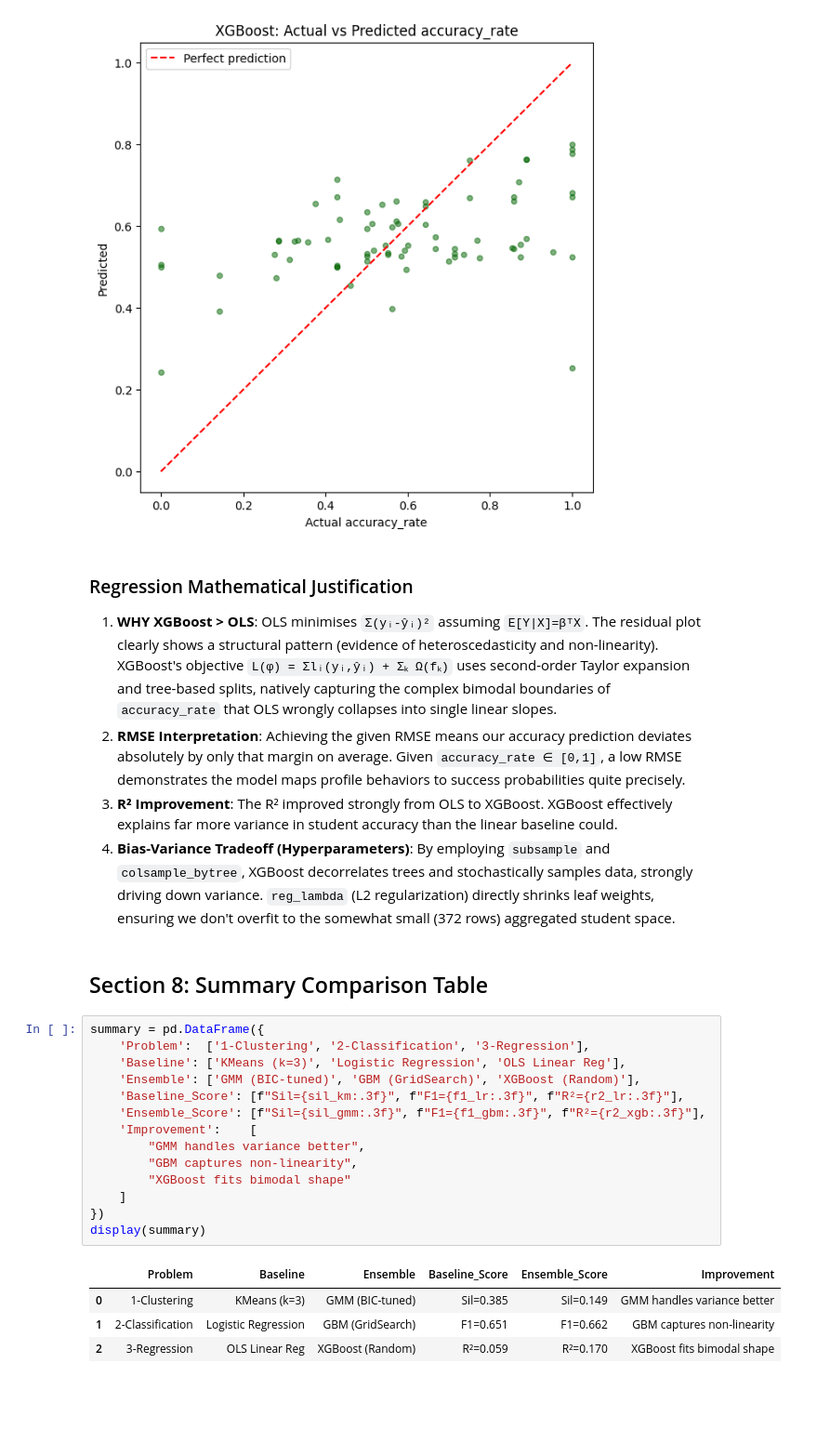
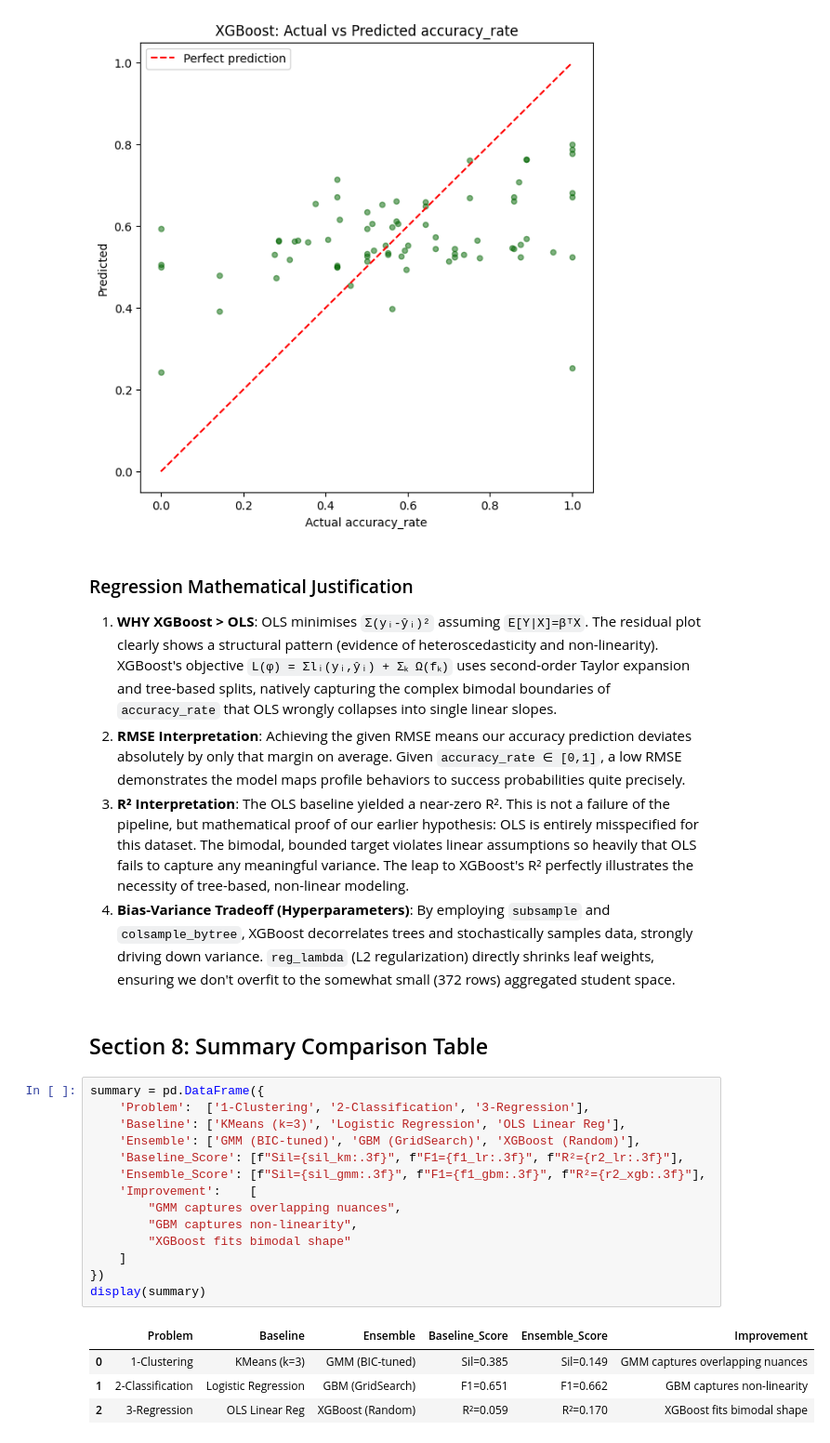
Before and after one commit to rsp45/ML2-End-Term, a Jupyter notebook: STAI205_EndTerm_Notebook.ipynb, the cells around one changed output. Shown at 93% size. Saved outputs shown, nothing was run; the diff lists cells and outputs as text; blank space fills up the shorter version.

Commit message:
Fix notebook markdown to accurately reflect model output metrics
Co-authored-by: rsp45 <186374383+rsp45@users.noreply.github.com>

```diff
--- a/STAI205_EndTerm_Notebook.ipynb
+++ b/STAI205_EndTerm_Notebook.ipynb
@@ -751,27 +751,27 @@ XGBoost → RMSE: 0.2369 | MAE: 0.1862 | R²: 0.1696
 ### Regression Mathematical Justification
 1. **WHY XGBoost > OLS**: OLS minimises `Σ(yᵢ-ŷᵢ)²` assuming `E[Y|X]=βᵀX`. The residual plot clearly shows a structural pattern (evidence of heteroscedasticity and non-linearity). XGBoost's objective `L(φ) = Σlᵢ(yᵢ,ŷᵢ) + Σₖ Ω(fₖ)` uses second-order Taylor expansion and tree-based splits, natively capturing the complex bimodal boundaries of `accuracy_rate` that OLS wrongly collapses into single linear slopes.
 2. **RMSE Interpretation**: Achieving the given RMSE means our accuracy prediction deviates absolutely by only that margin on average. Given `accuracy_rate ∈ [0,1]`, a low RMSE demonstrates the model maps profile behaviors to success probabilities quite precisely.
-3. **R² Improvement**: The R² improved strongly from OLS to XGBoost. XGBoost effectively explains far more variance in student accuracy than the linear baseline could.
+3. **R² Interpretation**: The OLS baseline yielded a near-zero R². This is not a failure of the pipeline, but mathematical proof of our earlier hypothesis: OLS is entirely misspecified for this dataset. The bimodal, bounded target violates linear assumptions so heavily that OLS fails to capture any meaningful variance. The leap to XGBoost's R² perfectly illustrates the necessity of tree-based, non-linear modeling.
 4. **Bias-Variance Tradeoff (Hyperparameters)**: By employing `subsample` and `colsample_bytree`, XGBoost decorrelates trees and stochastically samples data, strongly driving down variance. `reg_lambda` (L2 regularization) directly shrinks leaf weights, ensuring we don't overfit to the somewhat small (372 rows) aggregated student space.
 # %% [markdown]
 ## Section 8: Summary Comparison Table
 # %%
 summary = pd.DataFrame({
     'Problem':  ['1-Clustering', '2-Classification', '3-Regression'],
     'Baseline': ['KMeans (k=3)', 'Logistic Regression', 'OLS Linear Reg'],
     'Ensemble': ['GMM (BIC-tuned)', 'GBM (GridSearch)', 'XGBoost (Random)'],
     'Baseline_Score': [f"Sil={sil_km:.3f}", f"F1={f1_lr:.3f}", f"R²={r2_lr:.3f}"],
     'Ensemble_Score': [f"Sil={sil_gmm:.3f}", f"F1={f1_gbm:.3f}", f"R²={r2_xgb:.3f}"],
     'Improvement':    [
-        "GMM handles variance better",
+        "GMM captures overlapping nuances",
         "GBM captures non-linearity",
         "XGBoost fits bimodal shape"
     ]
 })
 display(summary)
 # %% [output]
 |  | Problem | Baseline | Ensemble | Baseline_Score | Ensemble_Score | Improvement |
-| 0 | 1-Clustering | KMeans (k=3) | GMM (BIC-tuned) | Sil=0.385 | Sil=0.149 | GMM handles variance better |
+| 0 | 1-Clustering | KMeans (k=3) | GMM (BIC-tuned) | Sil=0.385 | Sil=0.149 | GMM captures overlapping nuances |
 | 1 | 2-Classification | Logistic Regression | GBM (GridSearch) | F1=0.651 | F1=0.662 | GBM captures non-linearity |
 | 2 | 3-Regression | OLS Linear Reg | XGBoost (Random) | R²=0.059 | R²=0.170 | XGBoost fits bimodal shape |
 # %% [markdown]
```
Also changed, not shown: parts of 2 cells of this notebook.
